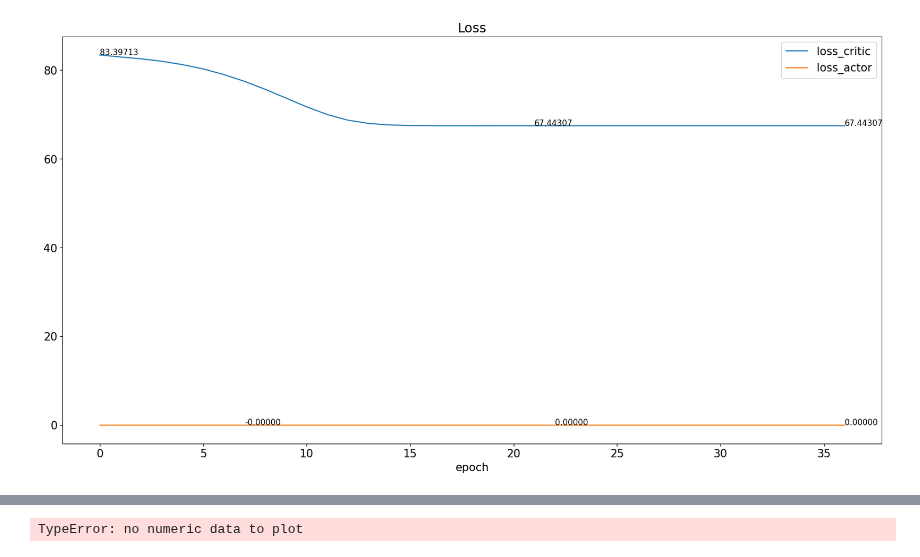
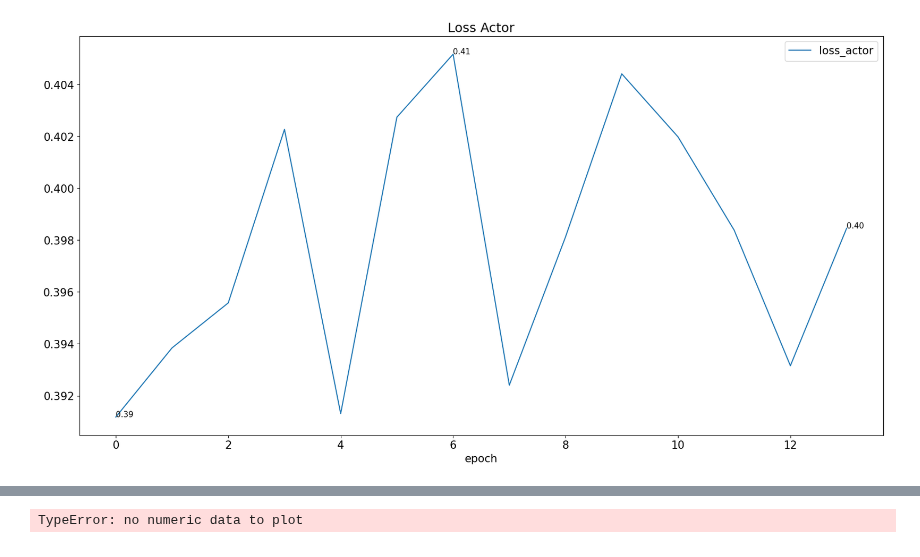
Before and after one commit to osnieltx/gnn-co, a Jupyter notebook: validation/history_visualizer.ipynb, the cells around one changed output, grey strips where cells are left out. Cells and saved outputs as stored; diff of their text form; code cells hidden in the pictures.

```diff
--- a/validation/history_visualizer.ipynb
+++ b/validation/history_visualizer.ipynb
@@ -68,6 +68,6 @@ display(s_metrics, 'reward', 'total episode reward', ignore='val', fp=0)
 # %%
 #display(metrics, 'epsilon', 'ε')
 # %%
-display(metrics, 'loss', 'Loss', fp=5)
+display(metrics, 'loss_actor', 'Loss Actor', fp=2)
 # %% [output]
-[figure, old version]
+[figure, new version]
```
Also changed, not shown: parts of 3 cells of this notebook, 2 other files.
